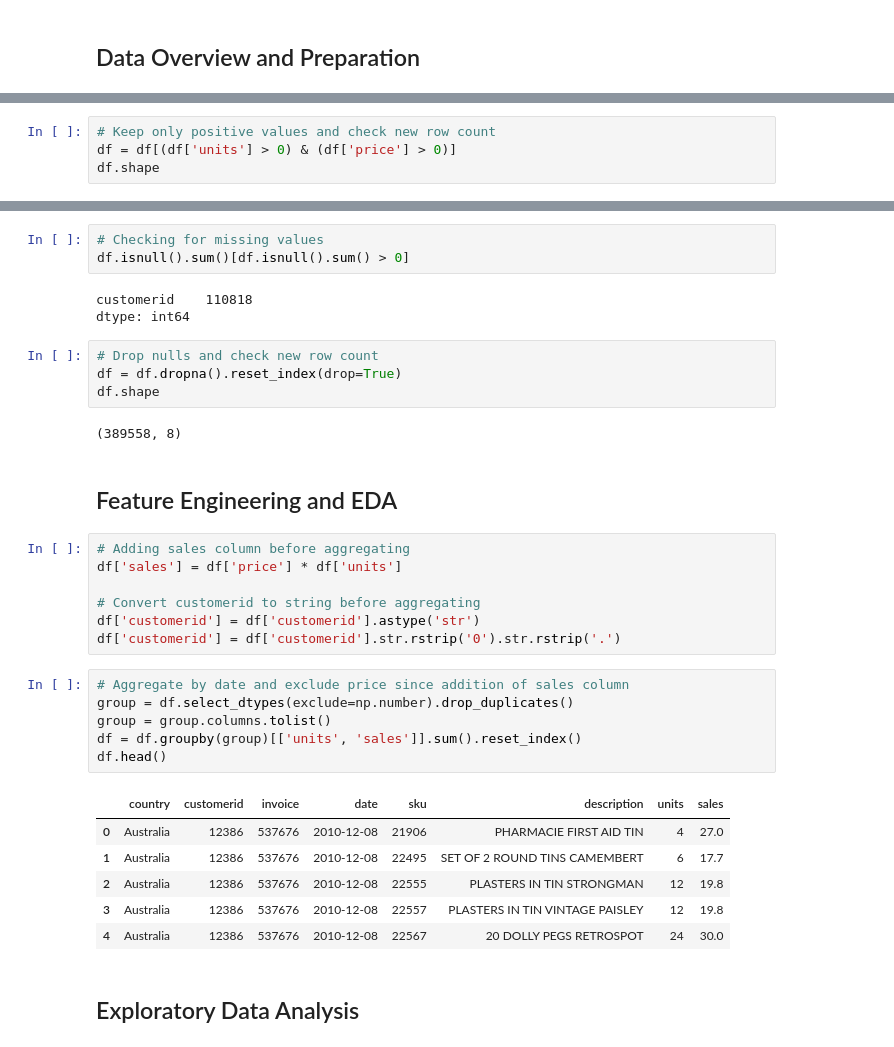
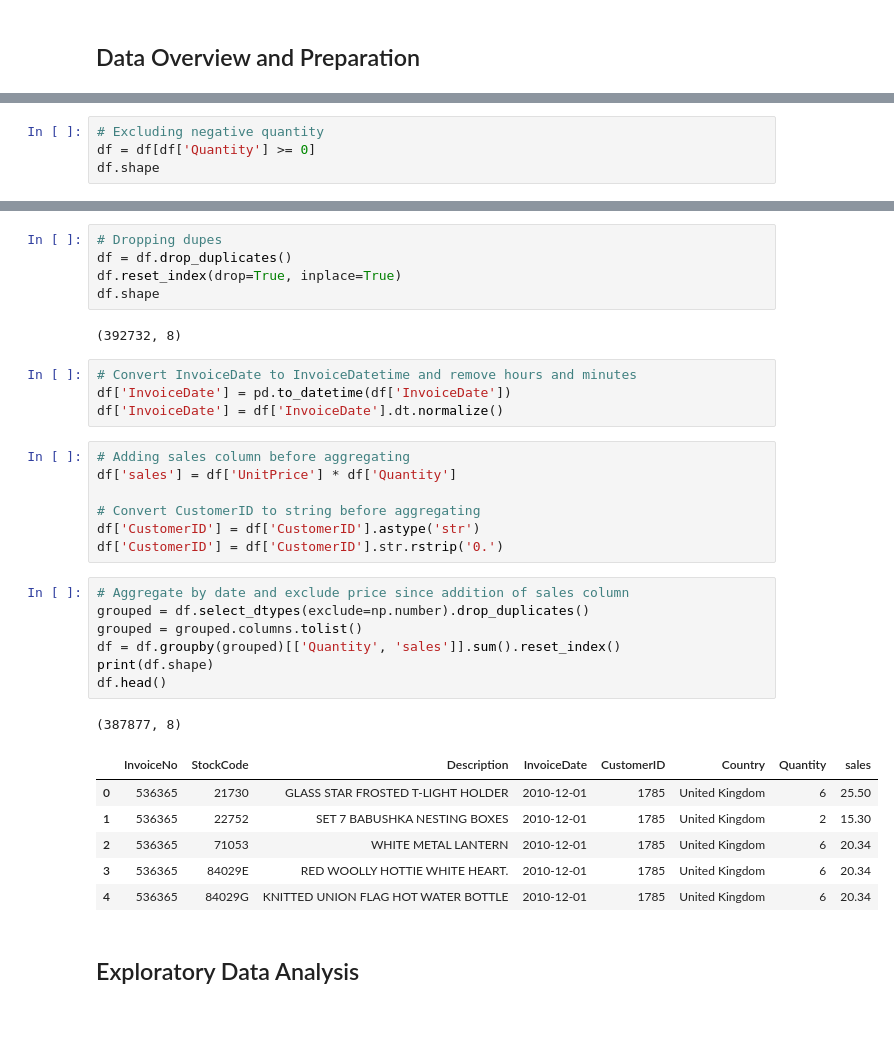
Before and after one commit to chrisruiz01/Unsupervised-Clustering-RFM, a Jupyter notebook: Unsupervised-Clustering-RFM.ipynb, the cells around one changed output, grey strips where cells are left out. Cells and saved outputs as stored; diff of their text form; blank space fills up the shorter version.

```diff
--- a/Unsupervised-Clustering-RFM.ipynb
+++ b/Unsupervised-Clustering-RFM.ipynb
@@ -225,5 +127,5 @@ df.loc[df['price'] >= 38970]
 # %%
-# Keep only positive values and check new row count
-df = df[(df['units'] > 0) & (df['price'] > 0)]
+# Excluding negative quantity
+df = df[df['Quantity'] >= 0]
 df.shape
 # %% [output]
@@ -259,36 +133,35 @@ High outlier units is legit
-# %%
-# Checking for missing values
-df.isnull().sum()[df.isnull().sum() > 0]
-# %% [output]
-customerid    110818
-dtype: int64
 # %%
-# Drop nulls and check new row count
-df = df.dropna().reset_index(drop=True)
+# Dropping dupes
+df = df.drop_duplicates()
+df.reset_index(drop=True, inplace=True)
 df.shape
 # %% [output]
-(389558, 8)
+(392732, 8)
-# %% [markdown]
-## Feature Engineering and EDA
+# %%
+# Convert InvoiceDate to InvoiceDatetime and remove hours and minutes
+df['InvoiceDate'] = pd.to_datetime(df['InvoiceDate'])
+df['InvoiceDate'] = df['InvoiceDate'].dt.normalize()
 # %%
 # Adding sales column before aggregating
-df['sales'] = df['price'] * df['units']
+df['sales'] = df['UnitPrice'] * df['Quantity']
 
-# Convert customerid to string before aggregating
-df['customerid'] = df['customerid'].astype('str')
-df['customerid'] = df['customerid'].str.rstrip('0').str.rstrip('.')
+# Convert CustomerID to string before aggregating
+df['CustomerID'] = df['CustomerID'].astype('str')
+df['CustomerID'] = df['CustomerID'].str.rstrip('0.')
 # %%
 # Aggregate by date and exclude price since addition of sales column
-group = df.select_dtypes(exclude=np.number).drop_duplicates()
-group = group.columns.tolist()
-df = df.groupby(group)[['units', 'sales']].sum().reset_index()
+grouped = df.select_dtypes(exclude=np.number).drop_duplicates()
+grouped = grouped.columns.tolist()
+df = df.groupby(grouped)[['Quantity', 'sales']].sum().reset_index()
+print(df.shape)
 df.head()
 # %% [output]
+(387877, 8)
-|  | country | customerid | invoice | date | sku | description | units | sales |
-| 0 | Australia | 12386 | 537676 | 2010-12-08 | 21906 | PHARMACIE FIRST AID TIN | 4 | 27.0 |
-| 1 | Australia | 12386 | 537676 | 2010-12-08 | 22495 | SET OF 2 ROUND TINS CAMEMBERT | 6 | 17.7 |
-| 2 | Australia | 12386 | 537676 | 2010-12-08 | 22555 | PLASTERS IN TIN STRONGMAN | 12 | 19.8 |
-| 3 | Australia | 12386 | 537676 | 2010-12-08 | 22557 | PLASTERS IN TIN VINTAGE PAISLEY | 12 | 19.8 |
-| 4 | Australia | 12386 | 537676 | 2010-12-08 | 22567 | 20 DOLLY PEGS RETROSPOT | 24 | 30.0 |
+|  | InvoiceNo | StockCode | Description | InvoiceDate | CustomerID | Country | Quantity | sales |
+| 0 | 536365 | 21730 | GLASS STAR FROSTED T-LIGHT HOLDER | 2010-12-01 | 1785 | United Kingdom | 6 | 25.50 |
+| 1 | 536365 | 22752 | SET 7 BABUSHKA NESTING BOXES | 2010-12-01 | 1785 | United Kingdom | 2 | 15.30 |
+| 2 | 536365 | 71053 | WHITE METAL LANTERN | 2010-12-01 | 1785 | United Kingdom | 6 | 20.34 |
+| 3 | 536365 | 84029E | RED WOOLLY HOTTIE WHITE HEART. | 2010-12-01 | 1785 | United Kingdom | 6 | 20.34 |
+| 4 | 536365 | 84029G | KNITTED UNION FLAG HOT WATER BOTTLE | 2010-12-01 | 1785 | United Kingdom | 6 | 20.34 |
 # %% [markdown]
 ## Exploratory Data Analysis
```
Also changed, not shown: parts of 86 cells of this notebook.
